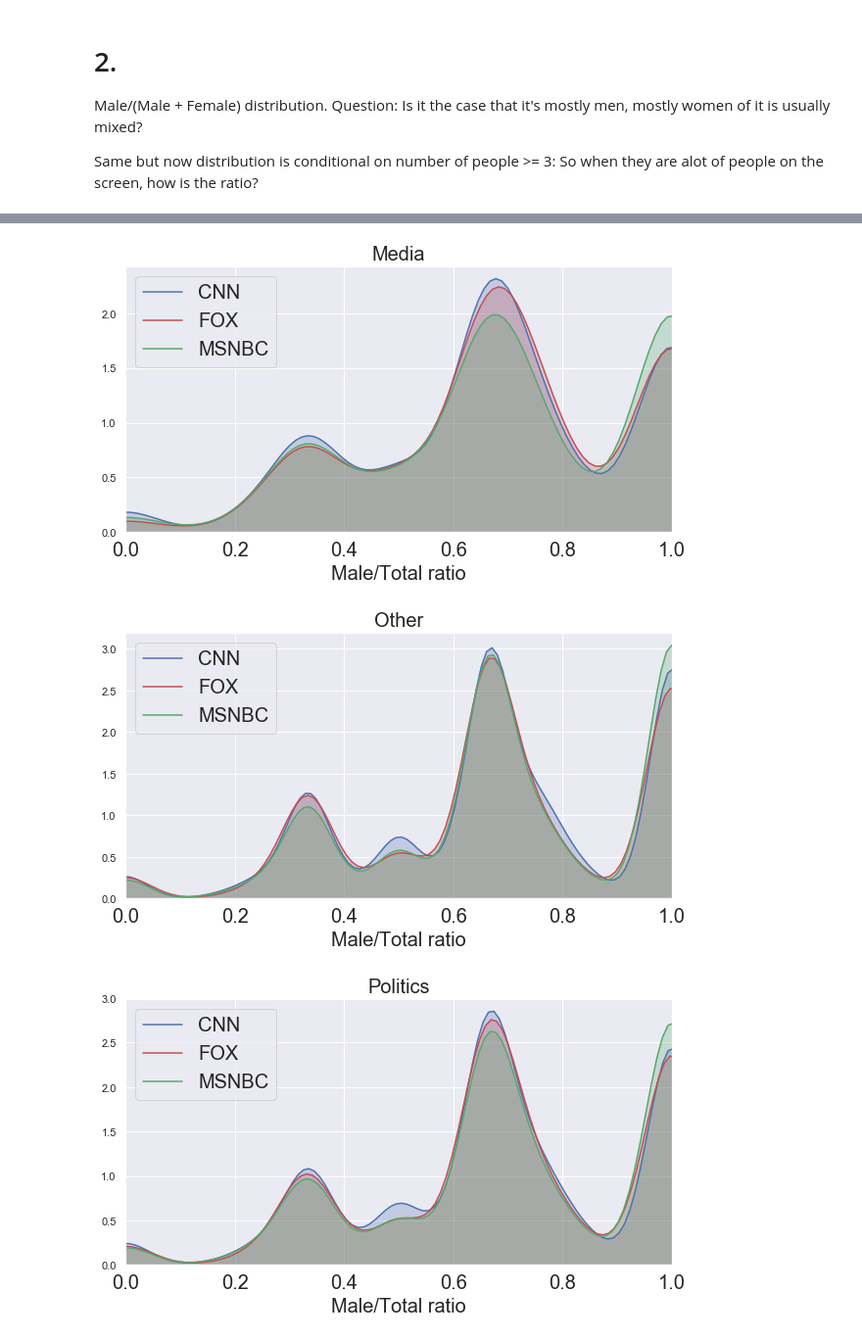
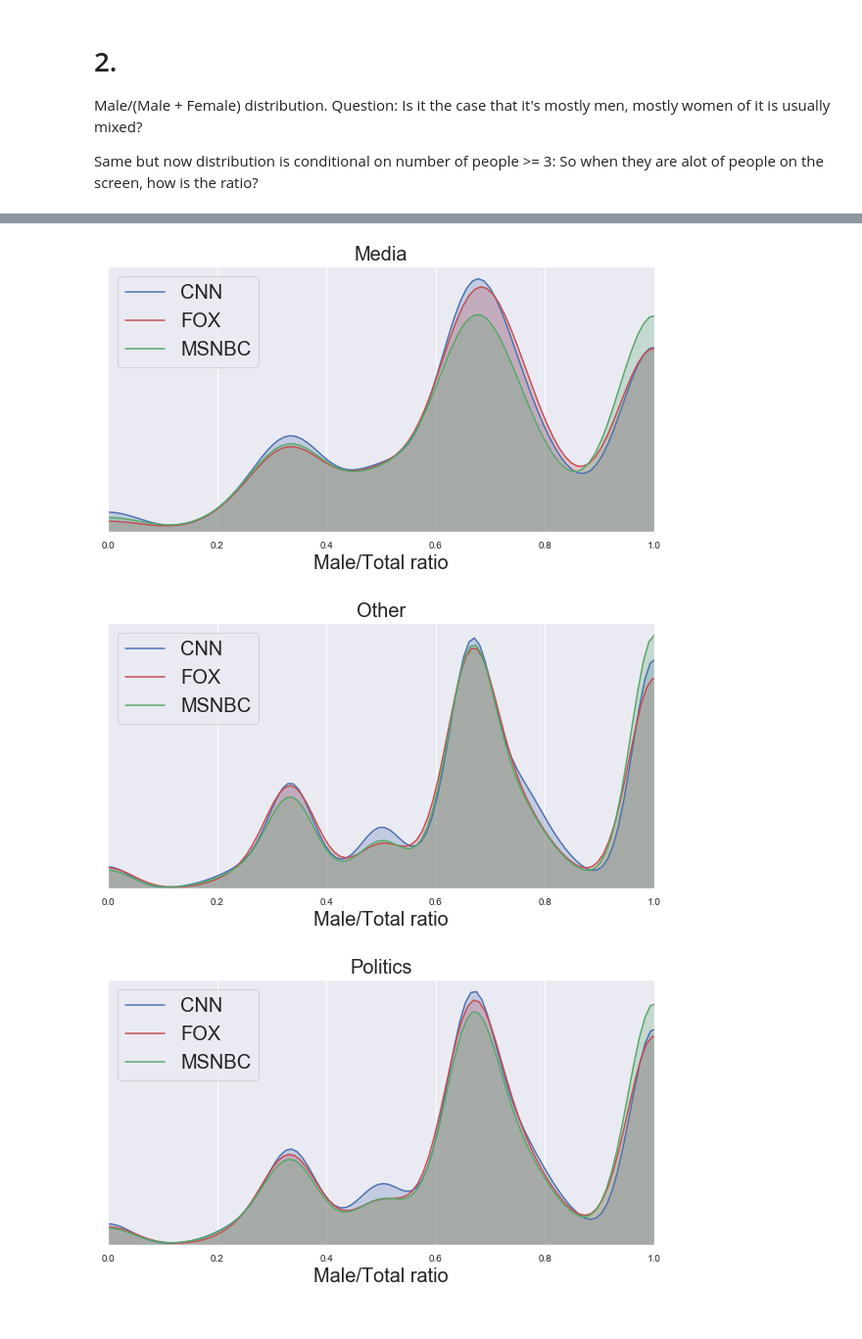
Before and after one commit to manonromain/CableNews, a Jupyter notebook: Final_all_channels.ipynb, the cells around one changed output, grey strips where cells are left out. Shown at 98% size. Saved outputs shown, nothing was run; the diff lists cells and outputs as text; code cells hidden in the pictures.

```diff
--- a/Final_all_channels.ipynb
+++ b/Final_all_channels.ipynb
@@ -175,8 +175,9 @@ for key in df.topic.unique():
     sns.kdeplot(df[df.channel=="MSNBC"][df.topic==key].male_total_ratio.values[0],  label="MSNBC",
                                               color='g', shade=True)
     plt.legend(fontsize = 20)
-    plt.title(key)
+    plt.title(key, fontsize = 20)
     plt.xlabel("Male/Total ratio", fontsize=20)
     plt.xticks(fontsize=10)
+    plt.yticks(())
     plt.xlim([0, 1])
 # %% [output]
@@ -210,6 +211,7 @@ for key in df.topic.unique():
     plt.legend(fontsize = 20)
     plt.title(key, fontsize=20)
     plt.xlabel("Male/Total ratio", fontsize=20)
-    plt.xticks(fontsize=20)
+    plt.yticks(())
+    plt.xticks(fontsize=10)
     plt.xlim([0, 1])
 # %% [output]
@@ -223,3 +225,3 @@ for key in df.topic.unique():
-[figure, old version]
+[figure, new version]
-[figure, old version]
+[figure, new version]
-[figure, old version]
+[figure, new version]
```
Also changed, not shown: parts of 2 cells of this notebook.
